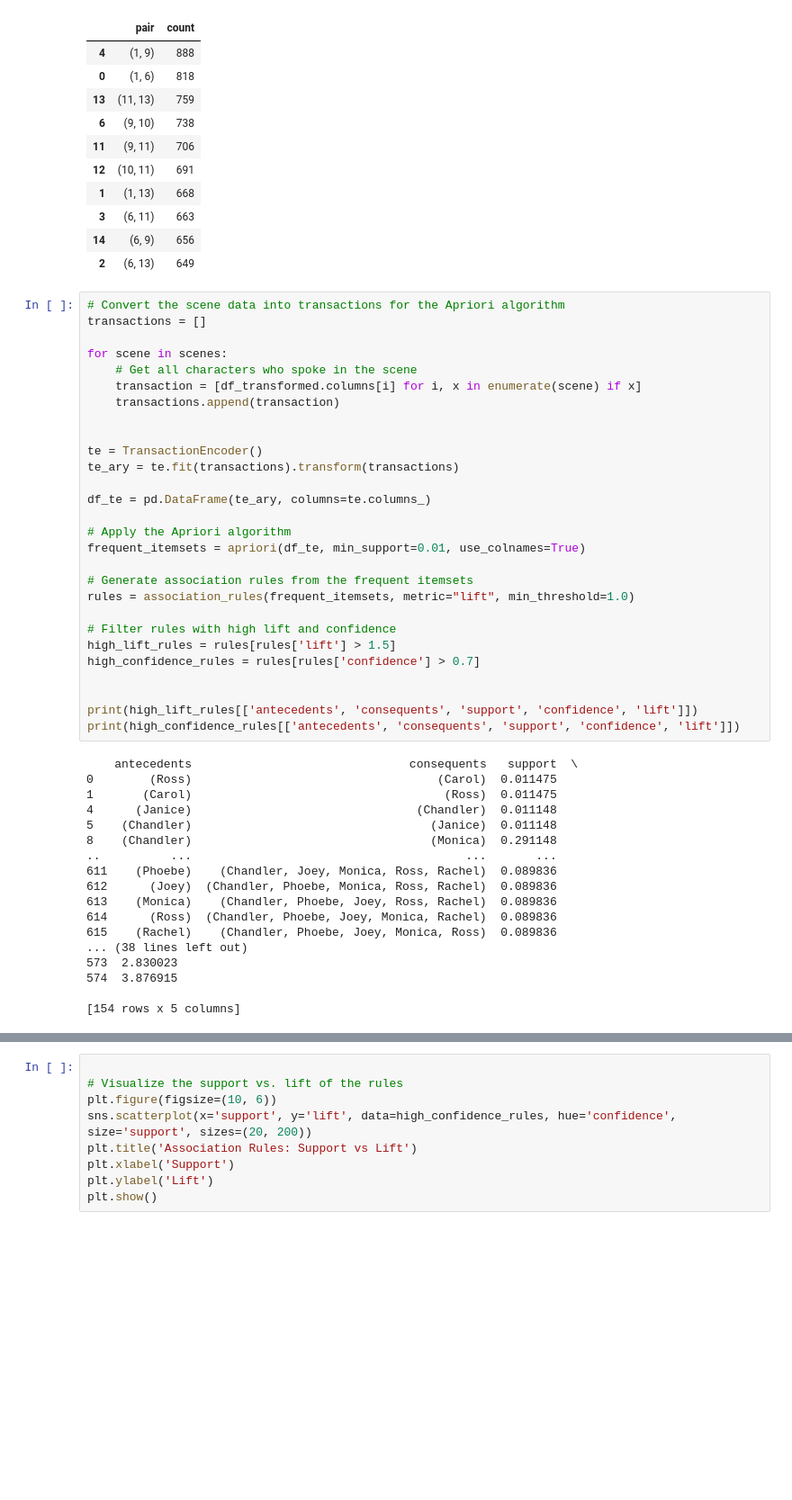
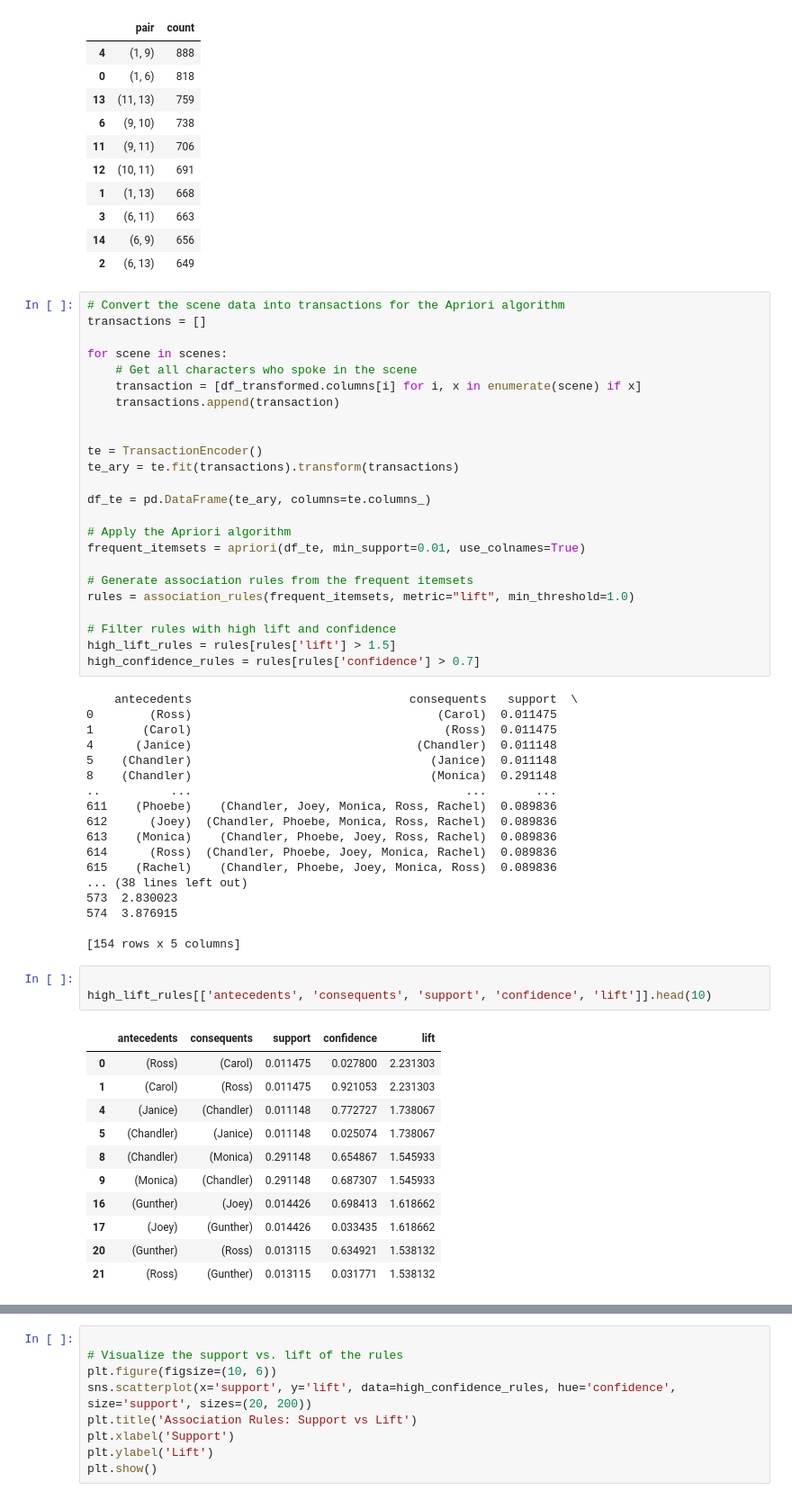
Before and after one commit to rajatdogra/usl, a Jupyter notebook: AssociationRulesProject.ipynb, the cells around one changed output, grey strips where cells are left out. Shown: that part at 90% size. Cells and saved outputs as stored; diff of their text form; blank space fills up the shorter version.

```diff
--- a/AssociationRulesProject.ipynb
+++ b/AssociationRulesProject.ipynb
@@ -348,10 +348,6 @@ rules = association_rules(frequent_itemsets, metric="lift", min_threshold=1.0)
 # Filter rules with high lift and confidence
 high_lift_rules = rules[rules['lift'] > 1.5]
 high_confidence_rules = rules[rules['confidence'] > 0.7]
-
-
-print(high_lift_rules[['antecedents', 'consequents', 'support', 'confidence', 'lift']])
-print(high_confidence_rules[['antecedents', 'consequents', 'support', 'confidence', 'lift']])
 # %% [output]
     antecedents                               consequents   support  \
 0        (Ross)                                   (Carol)  0.011475
@@ -370,3 +366,18 @@ print(high_confidence_rules[['antecedents', 'consequents', 'support', 'confidenc
 574  3.876915
 
 [154 rows x 5 columns]
+# %%
+
+high_lift_rules[['antecedents', 'consequents', 'support', 'confidence', 'lift']].head(10)
+# %% [output]
+|  | antecedents | consequents | support | confidence | lift |
+| 0 | (Ross) | (Carol) | 0.011475 | 0.027800 | 2.231303 |
+| 1 | (Carol) | (Ross) | 0.011475 | 0.921053 | 2.231303 |
+| 4 | (Janice) | (Chandler) | 0.011148 | 0.772727 | 1.738067 |
+| 5 | (Chandler) | (Janice) | 0.011148 | 0.025074 | 1.738067 |
+| 8 | (Chandler) | (Monica) | 0.291148 | 0.654867 | 1.545933 |
+| 9 | (Monica) | (Chandler) | 0.291148 | 0.687307 | 1.545933 |
+| 16 | (Gunther) | (Joey) | 0.014426 | 0.698413 | 1.618662 |
+| 17 | (Joey) | (Gunther) | 0.014426 | 0.033435 | 1.618662 |
+| 20 | (Gunther) | (Ross) | 0.013115 | 0.634921 | 1.538132 |
+| 21 | (Ross) | (Gunther) | 0.013115 | 0.031771 | 1.538132 |
```
Also changed, not shown: parts of 11 cells of this notebook.
